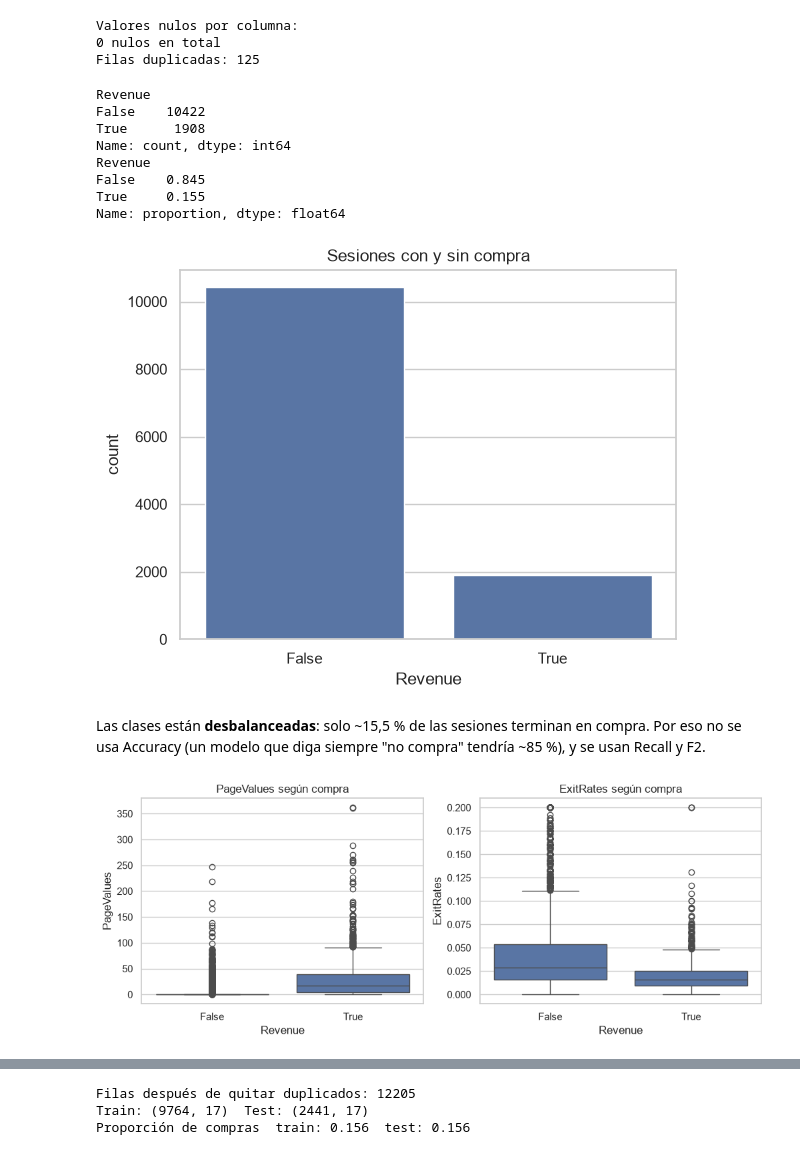
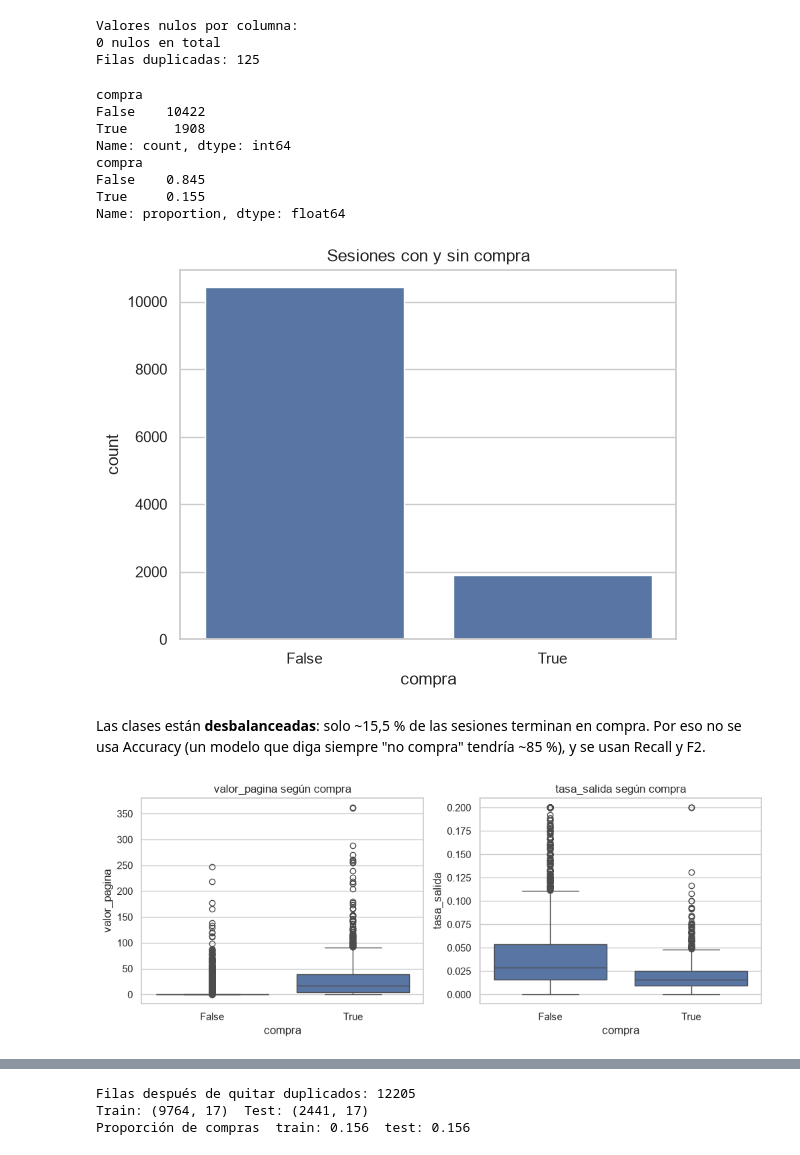
Before and after one commit to limbertz-dev/online-shoppers-ia, a Jupyter notebook: notebooks/01_crispmlq_online_shoppers.ipynb, the cells around one changed output, grey strips where cells are left out. Drawn from its saved outputs; the diff is of its cells as text; code cells hidden in the pictures.

```diff
--- a/notebooks/01_crispmlq_online_shoppers.ipynb
+++ b/notebooks/01_crispmlq_online_shoppers.ipynb
@@ -58,0 +75,17 @@ df.head()
+# %%
+nombres = {
+    'Administrative': 'paginas_administrativas', 'Administrative_Duration': 'tiempo_administrativas',
+    'Informational': 'paginas_informativas', 'Informational_Duration': 'tiempo_informativas',
+    'ProductRelated': 'paginas_producto', 'ProductRelated_Duration': 'tiempo_producto',
+    'BounceRates': 'tasa_rebote', 'ExitRates': 'tasa_salida', 'PageValues': 'valor_pagina',
+    'SpecialDay': 'dia_especial', 'Month': 'mes', 'OperatingSystems': 'sistema_operativo',
+    'Browser': 'navegador', 'Region': 'region', 'TrafficType': 'tipo_trafico',
+    'VisitorType': 'tipo_visitante', 'Weekend': 'fin_de_semana', 'Revenue': 'compra'
+}
+meses = {'Jan': 'Ene', 'Apr': 'Abr', 'June': 'Jun', 'Aug': 'Ago', 'Dec': 'Dic'}   # el resto ya coincide
+visitantes = {'Returning_Visitor': 'Recurrente', 'New_Visitor': 'Nuevo', 'Other': 'Otro'}
+
+df = df.rename(columns=nombres)
+df['mes'] = df['mes'].replace(meses)
+df['tipo_visitante'] = df['tipo_visitante'].replace(visitantes)
+df.head()
@@ -103,33 +143,33 @@ Valores nulos por columna:
 0 nulos en total
 Filas duplicadas: 125
 # %%
-print(df['Revenue'].value_counts())
-print(df['Revenue'].value_counts(normalize=True).round(3))
+print(df['compra'].value_counts())
+print(df['compra'].value_counts(normalize=True).round(3))
 
-sns.countplot(x='Revenue', data=df)
+sns.countplot(x='compra', data=df)
 plt.title('Sesiones con y sin compra')
 plt.savefig('../docs/capturas/01_balance_clases.png', dpi=120, bbox_inches='tight')
 plt.show()
 # %% [output]
-Revenue
+compra
 False    10422
 True      1908
 Name: count, dtype: int64
-Revenue
+compra
 False    0.845
 True     0.155
 Name: proportion, dtype: float64
-[figure, old version]
+[figure, new version]
 # %% [markdown]
 Las clases están **desbalanceadas**: solo ~15,5 % de las sesiones terminan en compra. Por eso no se usa Accuracy (un modelo que diga siempre "no compra" tendría ~85 %), y se usan Recall y F2.
 # %%
 fig, axes = plt.subplots(1, 2, figsize=(12, 4))
-sns.boxplot(x='Revenue', y='PageValues', data=df, ax=axes[0])
-axes[0].set_title('PageValues según compra')
-sns.boxplot(x='Revenue', y='ExitRates', data=df, ax=axes[1])
-axes[1].set_title('ExitRates según compra')
+sns.boxplot(x='compra', y='valor_pagina', data=df, ax=axes[0])
+axes[0].set_title('valor_pagina según compra')
+sns.boxplot(x='compra', y='tasa_salida', data=df, ax=axes[1])
+axes[1].set_title('tasa_salida según compra')
 plt.savefig('../docs/capturas/02_pagevalues_exitrates.png', dpi=120, bbox_inches='tight')
 plt.show()
 # %% [output]
-[figure, old version]
+[figure, new version]
 # %%
```
Also changed, not shown: parts of 17 cells of this notebook, 7 other files.
